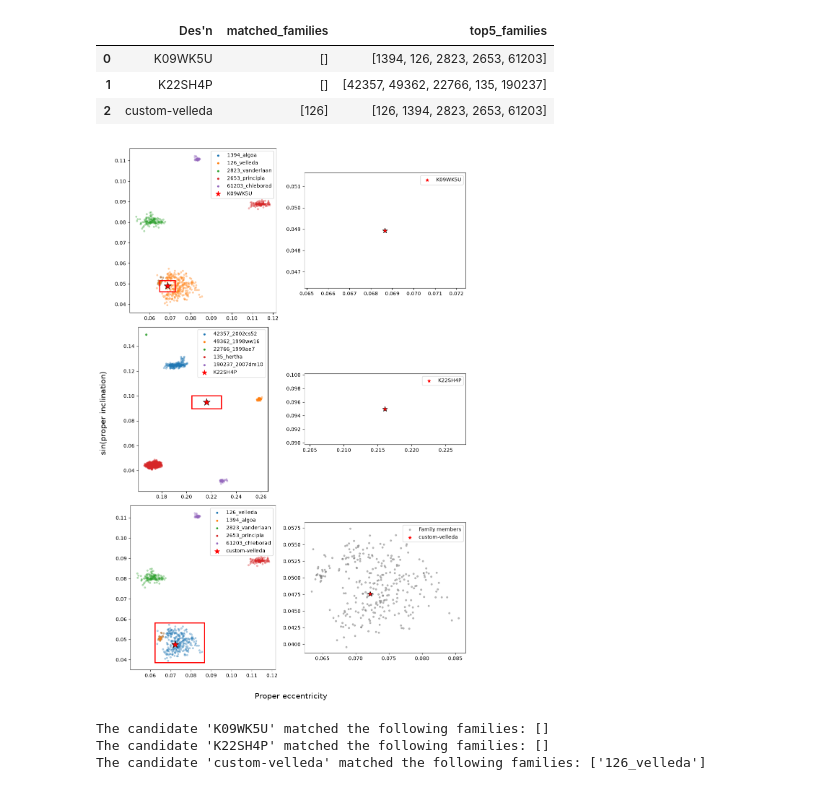
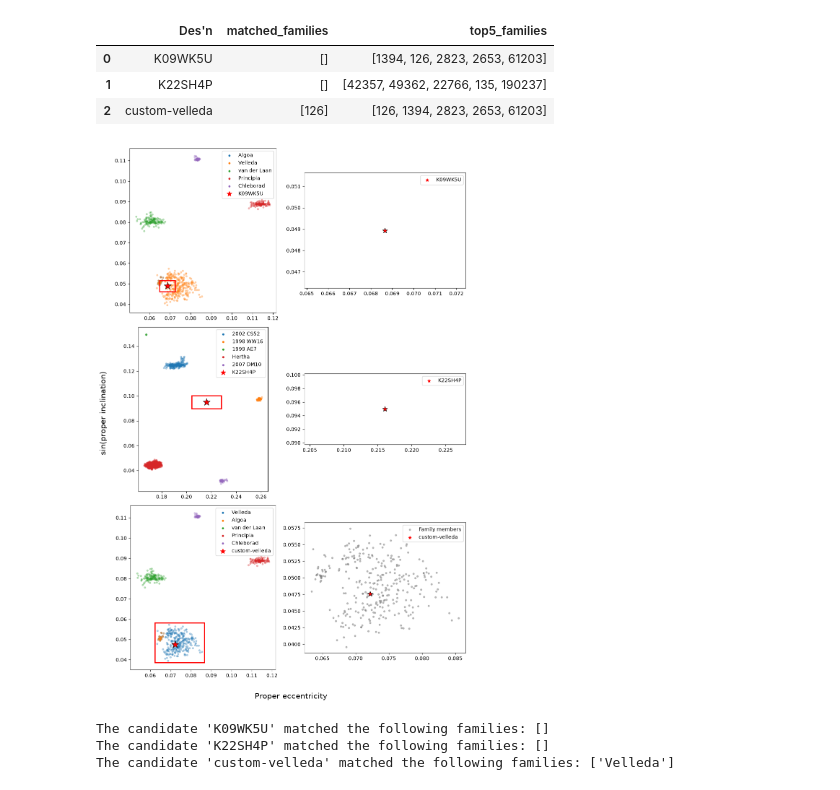
Before and after one commit to YangShen31/proper_elements_prediction, a Jupyter notebook: full_pipeline.ipynb, the cells around one changed output. Saved outputs shown, nothing was run; the diff lists cells and outputs as text; code cells hidden in the pictures.

Commit message:
Make family names nicer

```diff
--- a/full_pipeline.ipynb
+++ b/full_pipeline.ipynb
@@ -280,9 +280,6 @@ df_d
 | 152 | Hertha | 135 | 1473 | 26.013007 | 73.055935 | 5.002501 | ... |
 153 rows × 8 columns
 # %%
-def lookup_family_no(family_no):
-	return family_file_map[family_no].stem
-
 def read_family_file(file_path):
 		return pd.read_csv(
 			file_path,
@@ -296,6 +293,12 @@ family_file_map = {
 	f.stem.split("_")[1]: f
 	for f in filenames
 }
+
+family_name_map = (
+	df_d.assign(Number=df_d["Number"].astype(str))
+		.set_index("Number")["Family Name"]
+		.to_dict()
+)
 
 # turn df_d into a dictionary so we can more easily lookup thresholds
 d_cutoff_map = (
@@ -449,9 +452,6 @@ results_df
 | 2 | custom-velleda | [126] | [126, 1394, 2823, 2653, 61203] |
 # %%
 from matplotlib.patches import Rectangle
-
-def get_family_name_pretty(f):
-	return "_".join(lookup_family_no(f).split("_")[1:-1])
 
 # Plot the detected asteroids with their family in the proper elements phase space
 n = len(df_e)
@@ -477,40 +477,40 @@ for i in range(n):
 	top5_families = results_df.iloc[i]["top5_families"]
 	for f in top5_families:
 		df_family = read_family_file(family_file_map[f])
 		fam_prope = df_family["prope"]
 		fam_propsini = df_family["propsini"]
-		axes[i][0].scatter(fam_prope, fam_propsini, s = 10, alpha = 0.3, label = get_family_name_pretty(f))
+		axes[i][0].scatter(fam_prope, fam_propsini, s = 10, alpha = 0.3, label = family_name_map[f])
 
 	# plot the asteroid
 	axes[i][0].scatter(merged_df.iloc[i]["pred_e"], merged_df.iloc[i]["pred_sini"], c = "black", marker='*', s = 200)
 	axes[i][0].scatter(merged_df.iloc[i]["pred_e"], merged_df.iloc[i]["pred_sini"], c = "red", marker='*', s = 100, label = merged_df.iloc[i]["Des'n"])
 
 	leg = axes[i][0].legend(loc="best")
 	for lh in leg.legend_handles:
 		lh.set_alpha(1)
 
 	# plot the bounds of the zoomed-in plot in the right column
 	xlim = axes[i][1].get_xlim()
 	ylim = axes[i][1].get_ylim()
 	axes[i][0].add_patch(Rectangle((xlim[0],ylim[0]),xlim[1]-xlim[0],ylim[1]-ylim[0],
                     edgecolor='red',
                     facecolor='none',
                     lw=2))
 
 	axes[i][0].set_aspect(1)
 
 plt.tight_layout(pad=1.16)
 fig.supxlabel("Proper eccentricity", y = -0.03, size = 15)
 fig.supylabel("sin(proper inclination)", x = -0.03, size = 15)
 fig.savefig("./plots/pipeline_examples.pdf", bbox_inches='tight')
 fig.show()
 # %% [output]
-[figure, old version]
+[figure, new version]
 # %%
 for r, ast in df_e.iterrows():
     matched_families = results_df['matched_families'][r]
-    print(f"The candidate '{ast["Des'n"]}' matched the following families: {[get_family_name_pretty(n) for n in matched_families]}")
+    print(f"The candidate '{ast["Des'n"]}' matched the following families: {[family_name_map[n] for n in matched_families]}")
 # %% [output]
 The candidate 'K09WK5U' matched the following families: []
 The candidate 'K22SH4P' matched the following families: []
-The candidate 'custom-velleda' matched the following families: ['126_velleda']
+The candidate 'custom-velleda' matched the following families: ['Velleda']
```
Also changed, not shown: 1 other file.
